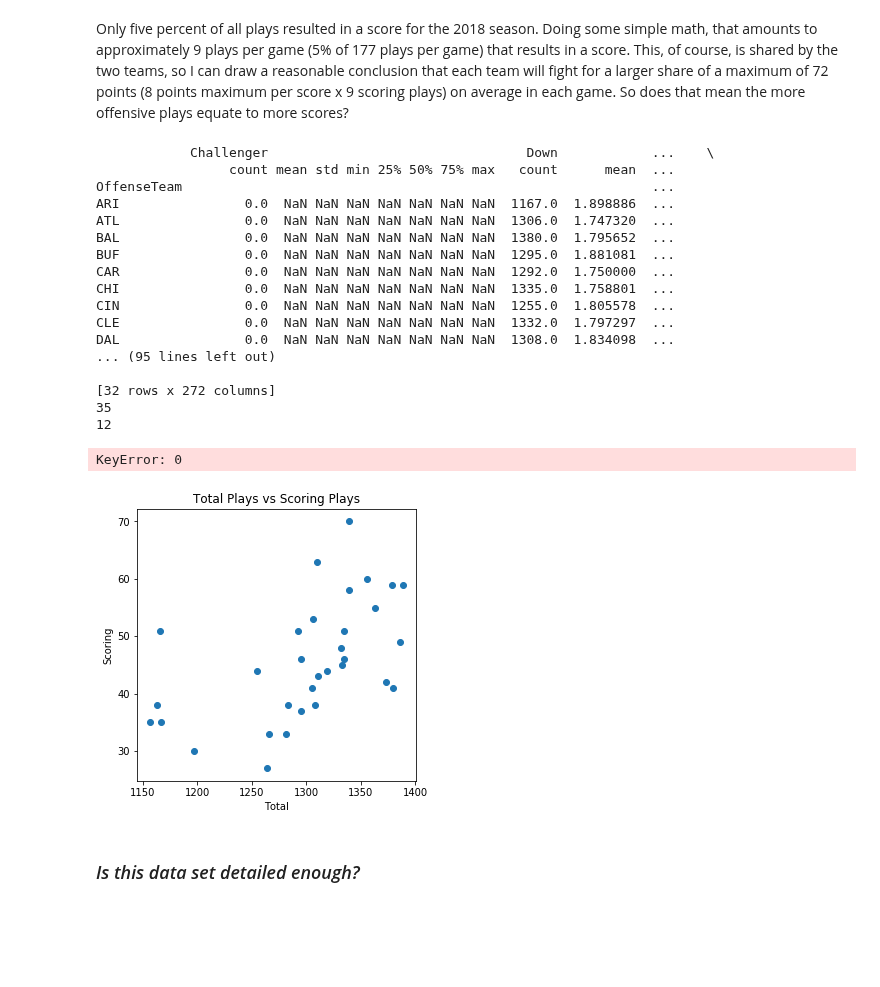
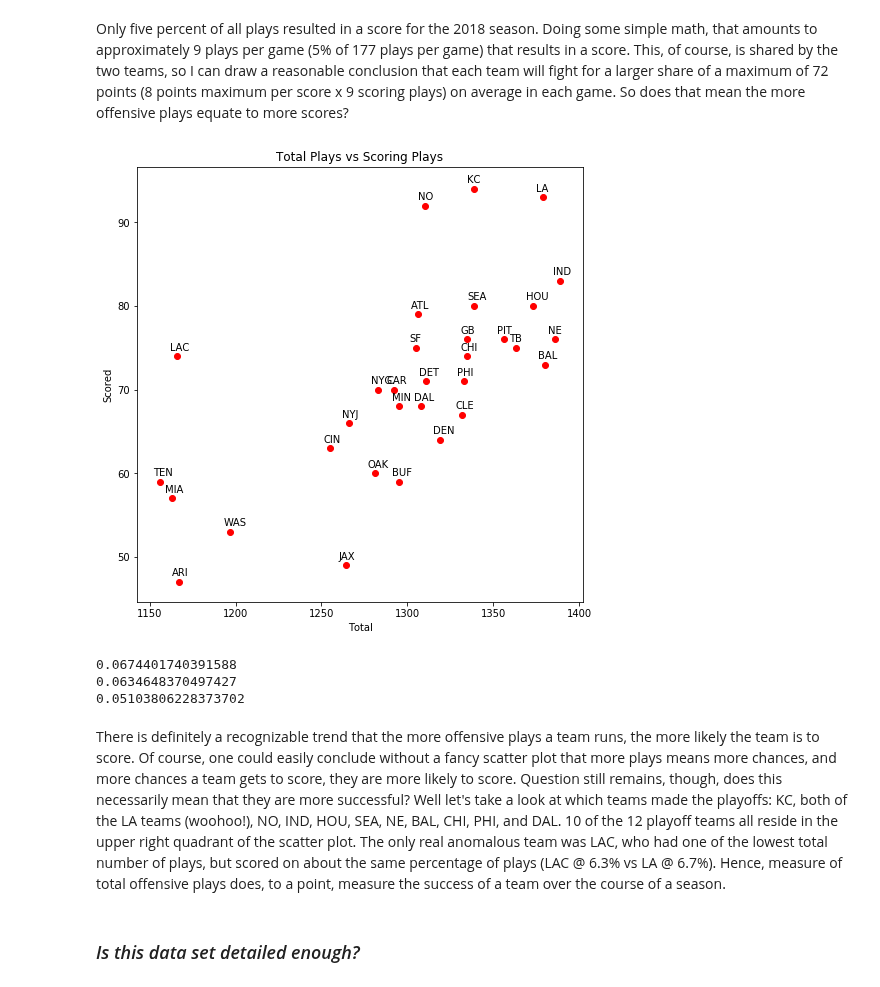
Before and after one commit to 26Jinx/Thinkful, a Jupyter notebook: Capstone.ipynb, the cells around one changed output. Drawn from its saved outputs; the diff is of its cells as text; code cells hidden in the pictures; blank space fills up the shorter version.

Commit message:
labeled scatter

```diff
--- a/Capstone.ipynb
+++ b/Capstone.ipynb
@@ -90,49 +90,43 @@ plt.show()
 Only five percent of all plays resulted in a score for the 2018 season. Doing some simple math, that amounts to approximately 9 plays per game (5% of 177 plays per game) that results in a score. This, of course, is shared by the two teams, so I can draw a reasonable conclusion that each team will fight for a larger share of a maximum of 72 points (8 points maximum per score x 9 scoring plays) on average in each game. So does that mean the more offensive plays equate to more scores?
 # %%
 # Get total number of plays for each team
-off_plays = df18.groupby('OffenseTeam')
-print(off_plays.describe())
+off_plays = df18.groupby('OffenseTeam').count()
 
 # Get total touchdown scoring plays for each team
 team_td = td.groupby('OffenseTeam').count()
-print(team_td['GameId']['ARI'])
 
 # Get total field goal scoring plays for each team
 team_fg = fg_made.groupby('OffenseTeam').count()
-print(team_fg['GameId']['ARI'])
+
+# Get a list of all the teams
+teams = off_plays.index.tolist()
-# %% [output]
-            Challenger                                 Down            ...    \
-                 count mean std min 25% 50% 75% max   count      mean  ...
-OffenseTeam                                                            ...
-ARI                0.0  NaN NaN NaN NaN NaN NaN NaN  1167.0  1.898886  ...
-ATL                0.0  NaN NaN NaN NaN NaN NaN NaN  1306.0  1.747320  ...
-BAL                0.0  NaN NaN NaN NaN NaN NaN NaN  1380.0  1.795652  ...
-BUF                0.0  NaN NaN NaN NaN NaN NaN NaN  1295.0  1.881081  ...
-CAR                0.0  NaN NaN NaN NaN NaN NaN NaN  1292.0  1.750000  ...
-CHI                0.0  NaN NaN NaN NaN NaN NaN NaN  1335.0  1.758801  ...
-CIN                0.0  NaN NaN NaN NaN NaN NaN NaN  1255.0  1.805578  ...
-CLE                0.0  NaN NaN NaN NaN NaN NaN NaN  1332.0  1.797297  ...
-DAL                0.0  NaN NaN NaN NaN NaN NaN NaN  1308.0  1.834098  ...
-... (95 lines left out)
-
-[32 rows x 272 columns]
-35
-12
 # %%
 # Draw scatter plot to compare total plays vs scoring plays
-plt.figure(figsize=(5,5))
-plt.scatter(x=off_plays['GameId'], y=team_td['GameId'])
+plt.figure(figsize=(8,8))
 plt.title('Total Plays vs Scoring Plays')
 plt.xlabel('Total')
-plt.ylabel('Scoring')
+plt.ylabel('Scored')
 
-for i, txt in enumerate(off_plays):
-    plt.annotate(txt, off_plays[i], team_td[i])
+for i, team in enumerate(teams):
+    x = off_plays['GameId'][i]
+    y = team_td['GameId'][i] + team_fg['GameId'][i]
+    plt.scatter(x, y, color='red')
+    plt.text(x-4, y+0.7, team)
 
 plt.show()
 # %% [output]
-KeyError: 0
-[figure, old version]
+[figure, new version]
+# %%
+# Percentage of scoring plays for three teams in comparison
+print((team_td['GameId']['LA'] + team_fg['GameId']['LA']) / off_plays['GameId']['LA'])
+print((team_td['GameId']['LAC'] + team_fg['GameId']['LAC']) / off_plays['GameId']['LAC'])
+print((team_td['GameId']['TEN'] + team_fg['GameId']['TEN']) / off_plays['GameId']['TEN'])
+# %% [output]
+0.0674401740391588
+0.0634648370497427
+0.05103806228373702
+# %% [markdown]
+There is definitely a recognizable trend that the more offensive plays a team runs, the more likely the team is to score. Of course, one could easily conclude without a fancy scatter plot that more plays means more chances, and more chances a team gets to score, they are more likely to score. Question still remains, though, does this necessarily mean that they are more successful? Well let's take a look at which teams made the playoffs: KC, both of the LA teams (woohoo!), NO, IND, HOU, SEA, NE, BAL, CHI, PHI, and DAL. 10 of the 12 playoff teams all reside in the upper right quadrant of the scatter plot. The only real anomalous team was LAC, who had one of the lowest total number of plays, but scored on about the same percentage of plays (LAC @ 6.3% vs LA @ 6.7%). Hence, measure of total offensive plays does, to a point, measure the success of a team over the course of a season.
 # %% [markdown]
 ### _Is this data set detailed enough?_
 # %%
```
Also changed, not shown: parts of 4 cells of this notebook.
